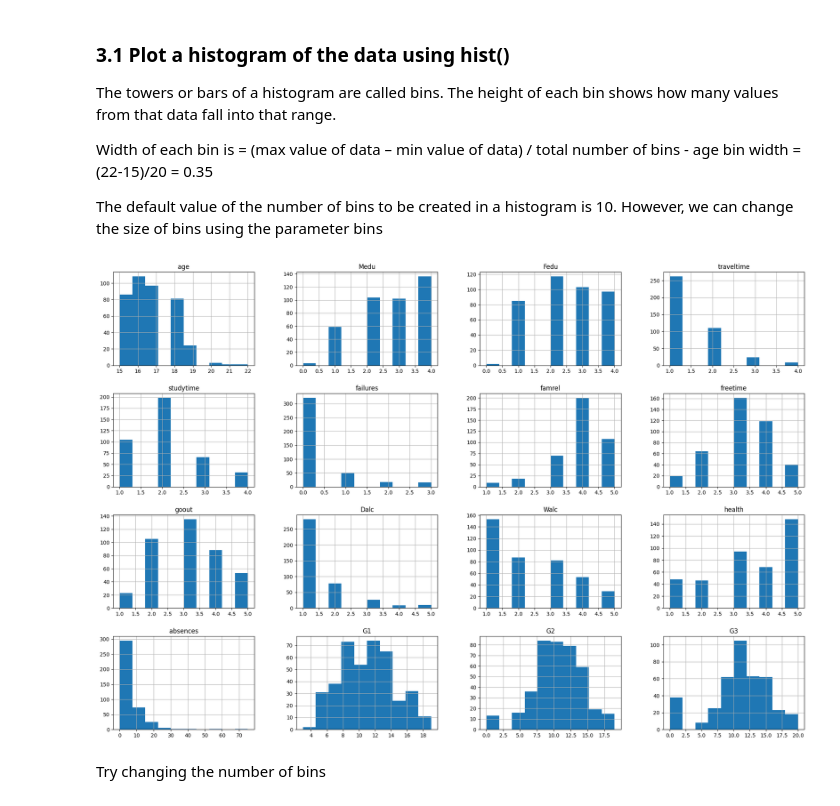
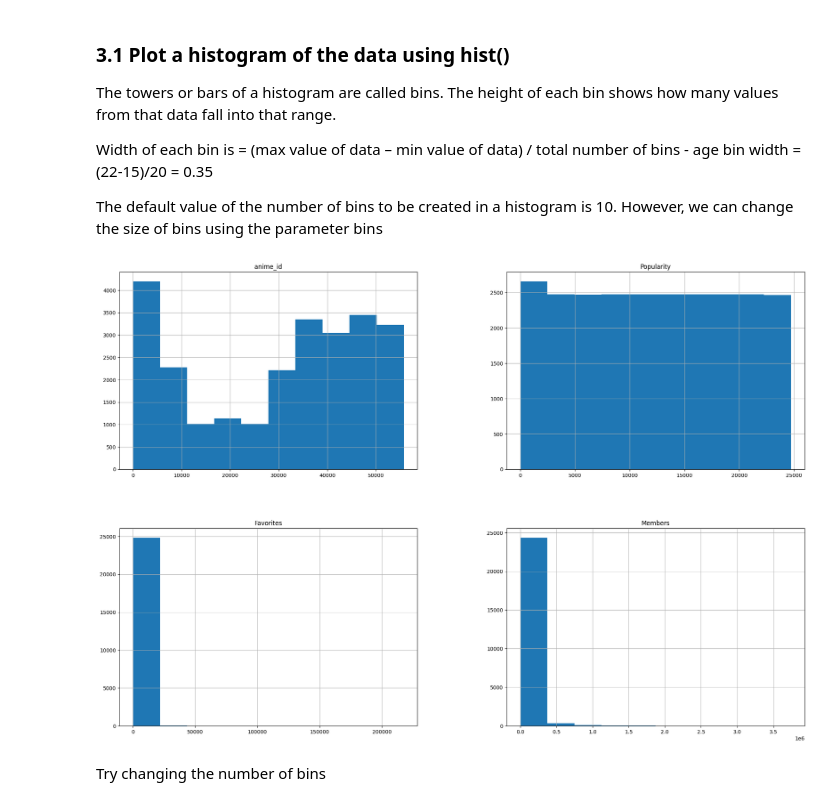
Before and after one commit to Threegoldsqwq/Machine_Learning_Anime_Recommendation, a Jupyter notebook: Animes_Analysis.ipynb, the cells around one changed output. Saved outputs shown, nothing was run; the diff lists cells and outputs as text; code cells hidden in the pictures.

```diff
--- a/Animes_Analysis.ipynb
+++ b/Animes_Analysis.ipynb
@@ -124,0 +105,4 @@ Examine the number of rows, the number of columns, and columns labels in the dat
+# %%
+# Replace "UNKNOWN" labels to NaN
+animes = animes.replace('UNKNOWN', np.nan)
+# animes.isna().sum()
@@ -211,10 +206,10 @@ Width of each bin is = (max value of data – min value of data) / total number
 
 The default value of the number of bins to be created in a histogram is 10. However, we can change the size of bins using the parameter bins
 # %%
-students.hist(figsize=(24, 16))
+animes.hist(figsize=(24, 16))
 plt.show()
 # %% [output]
-[figure, old version]
+[figure, new version]
 # %% [markdown]
 Try changing the number of bins
 # %%
```
Also changed, not shown: parts of 21 cells of this notebook.
